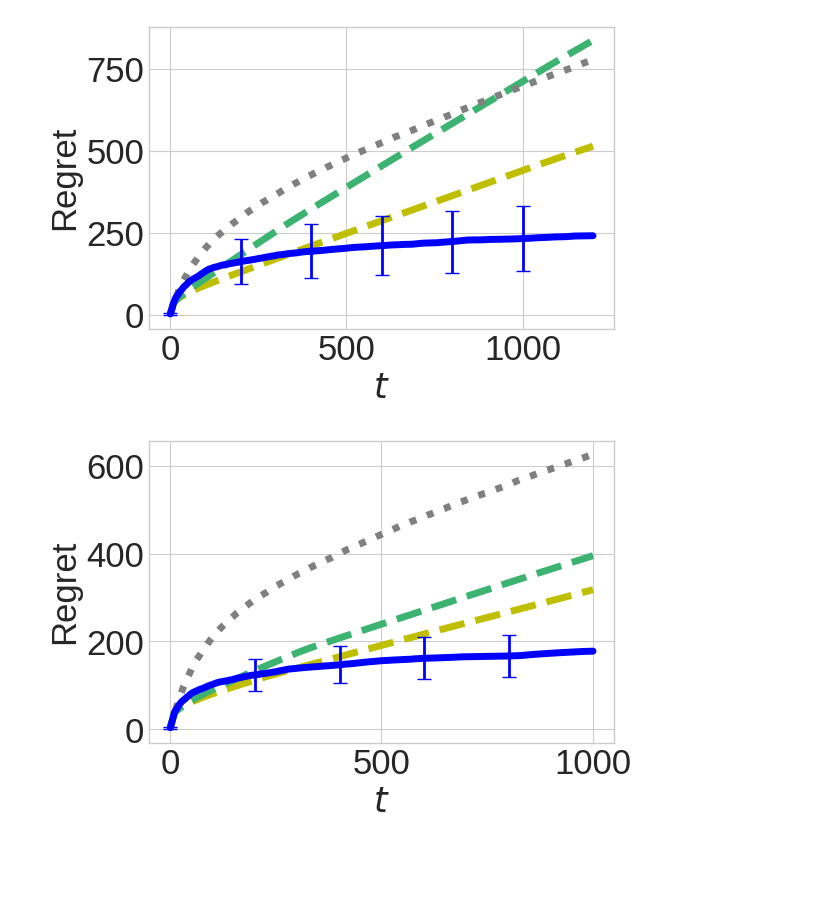
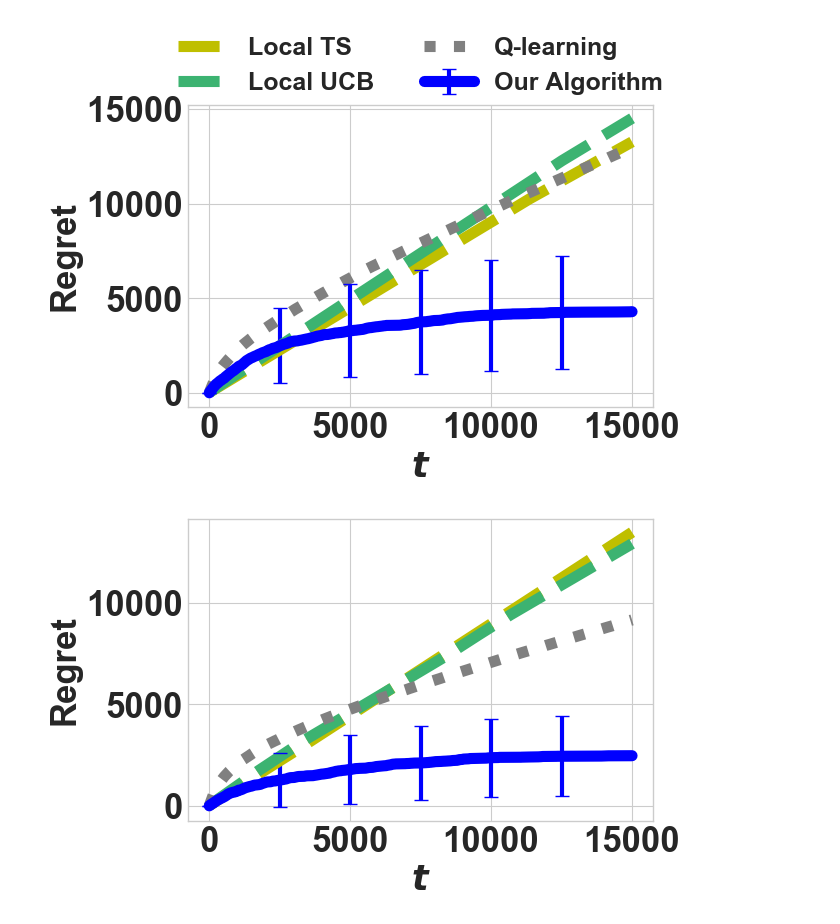
Before and after one commit to kasperjo/Graph-Bandit, a Jupyter notebook: Main Plotting.ipynb, the cells around one changed output. Saved outputs shown, nothing was run; the diff lists cells and outputs as text; code cells hidden in the pictures; blank space fills up the shorter version.

```diff
--- a/Main Plotting.ipynb
+++ b/Main Plotting.ipynb
@@ -30,6 +30,7 @@ def plotRegrets(allRegrets, titles=None, save_fig=None,legend = True):
               'Our Algorithm':'b'}
     keys = allRegrets[0].keys()
 
+    lw = 8
 
     if nPlots == 1:
         regrets = allRegrets[0]
@@ -43,42 +44,46 @@ def plotRegrets(allRegrets, titles=None, save_fig=None,legend = True):
                 regret = np.mean(regret,axis=0)
 
 
-                plt.errorbar(range(1,len(regret)+1), regret ,sd,errorevery=200,\
-                             c=colors[key], linestyle = styles[key], label=labels[key],linewidth=5,\
-                            capsize=5,elinewidth=2)
+                plt.errorbar(range(1,len(regret)+1), regret ,sd,errorevery=int(len(regret)/6),\
+                             c=colors[key], linestyle = styles[key], label=labels[key],linewidth=lw,\
+                            capsize=5,elinewidth=3)
 
             else:
                 regret = np.mean(regret,axis=0)
                 plt.plot([i for i in range(1,len(regret)+1)],regret, c=colors[key], linestyle = styles[key], label=labels[key],\
-                        linewidth=5)
+                        linewidth=lw)
 
         if titles is not None:
             plt.title(titles[0])
 
     if legend:
-        plt.legend(loc='upper center', ncol=2, bbox_to_anchor=(0.5, 1.3), fontsize=16)
+        plt.legend(loc='upper center', ncol=2, bbox_to_anchor=(0.5, 1.3), fontsize=18)
 
     plt.xlabel('$t$', fontsize=25)
-    plt.ylabel('Regret', fontsize=25)
+    plt.ylabel('Regret', fontsize=25,fontweight='bold')
     plt.tick_params(labelsize=25)
     if save_fig is not None:
         plt.savefig('Figures/'+save_fig, bbox_inches = 'tight')
     plt.show()
 # %%
 graphs = ['line','circle','tree', 'star', 'grid','fully_connected']
+# graphs = ['line','tree','circle','star']
+
 legend = {g:False for g in graphs}
-legend['fully_connected']= True
 
+legend['line']= True
+
+plt.rcParams.update({'font.weight':'bold'})
 for g in graphs:
 
     # try:
-    with open('Data/{}.pkl'.format(g), 'rb') as file:
+    with open('Data/{}_large.pkl'.format(g), 'rb') as file:
         data = pkl.load(file)
 
     plt.figure(dpi=100)
-    plotRegrets([data], [''],'{}.png'.format(g),legend=legend[g])
+    plotRegrets([data], [''],'{}_large.png'.format(g),legend=legend[g])
     # except:
     #     pass
 # %% [output]
-[figure, old version]
+[figure, new version]
-[figure, old version]
+[figure, new version]
```
Also changed, not shown: parts of 1 cell of this notebook, 46 other files.
